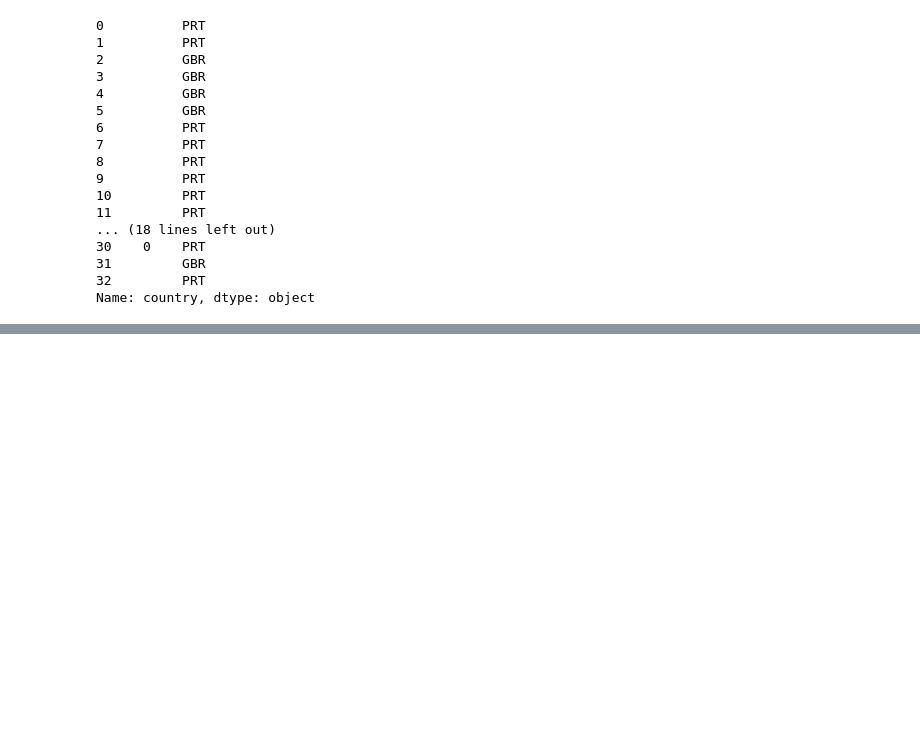
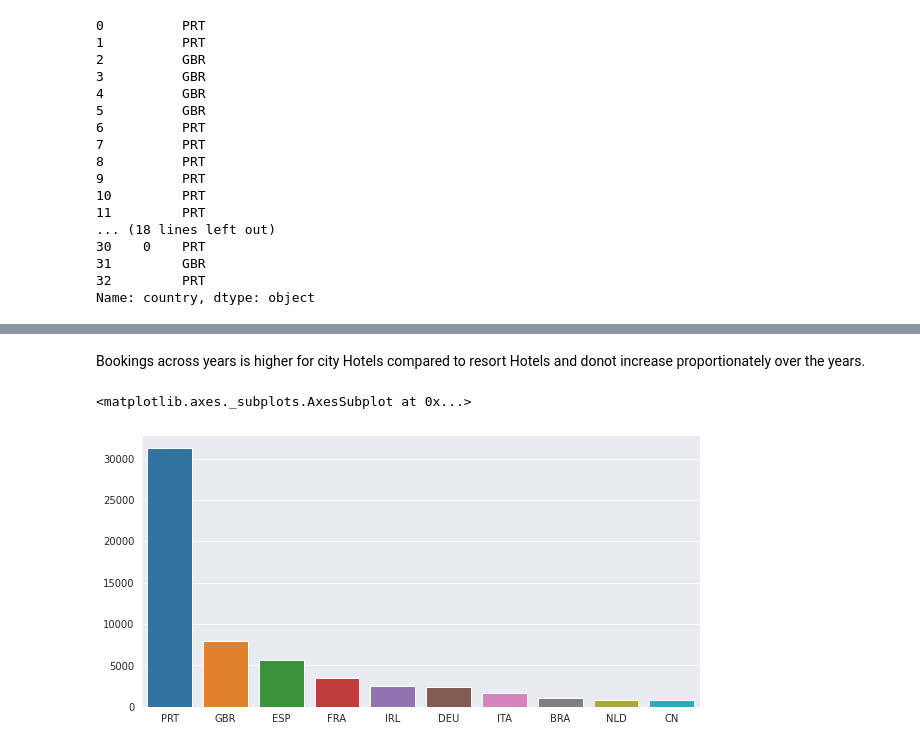
Before and after one commit to 9075197427/EDA_capstone_project, a Jupyter notebook: EDA_Capstone_team_Pirates_.ipynb, the cells around one changed output, grey strips where cells are left out. Saved outputs shown, nothing was run; the diff lists cells and outputs as text; code cells hidden in the pictures; blank space fills up the shorter version.

```diff
--- a/EDA_Capstone_team_Pirates_.ipynb
+++ b/EDA_Capstone_team_Pirates_.ipynb
@@ -181,0 +204,8 @@ Name: country, dtype: object
+# %% [markdown]
+Bookings across years is higher for city Hotels compared to resort Hotels and donot increase proportionately over the years.
+# %%
+#the most guests are coming.
+sns.barplot (y= list(df_Hotels.country.value_counts().head (10)), x= list(df_Hotels.country.value_counts().head(10).index))
+# %% [output]
+<matplotlib.axes._subplots.AxesSubplot at 0x...>
+[figure, added]
```
Also changed, not shown: parts of 13 cells of this notebook.
